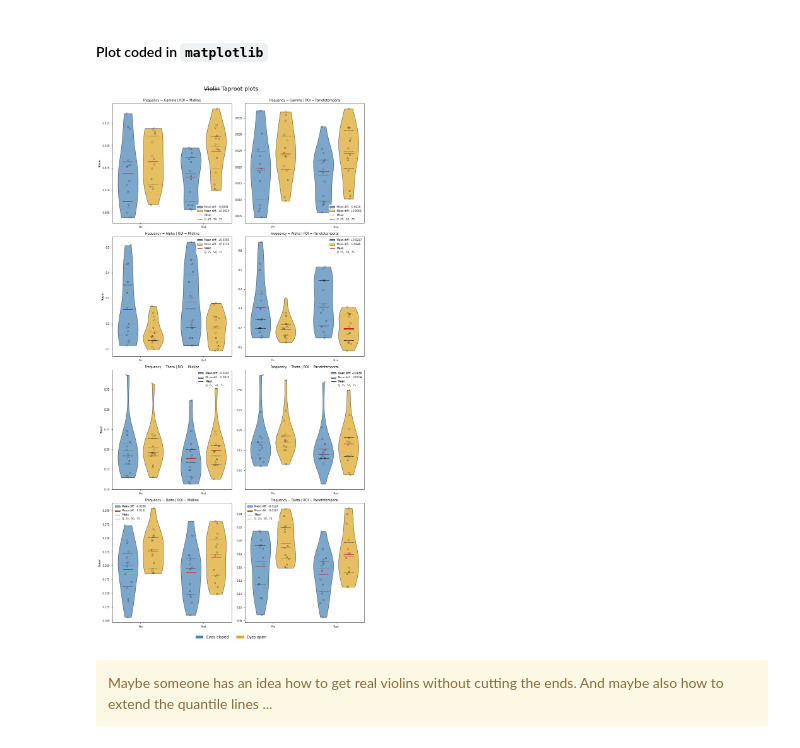
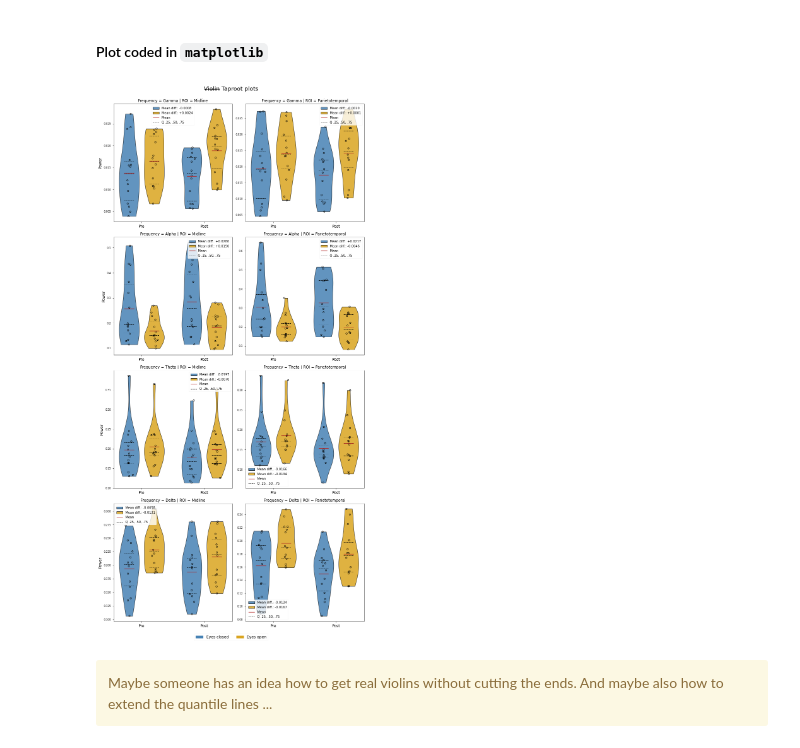
Before and after one commit to ElectronicsArchiver/tewa1_cogpsy_python, a Jupyter notebook: final_project_dataset_1.ipynb, the cells around one changed output. Drawn from its saved outputs; the diff is of its cells as text; code cells hidden in the pictures.

```diff
--- a/final_project_dataset_1.ipynb
+++ b/final_project_dataset_1.ipynb
@@ -155,14 +129,14 @@ for i_roi, violin_roi in enumerate(violin_rois):
             for violin_bodies in vp['bodies']:
                 violin_bodies.set_edgecolor("black")
                 violin_bodies.set_linewidth(1)
-                violin_bodies.set_alpha(.7)
+                violin_bodies.set_alpha(.85)
 
 
             vp["bodies"][0].set_facecolor("steelblue")
             vp["bodies"][1].set_facecolor("goldenrod")
-            vp["cquantiles"].set_linewidth([.8, .8, .8])
+            vp["cquantiles"].set_linewidth([1, 1, 1])
             vp["cquantiles"].set_edgecolors(["black", "black", "black"])
-            vp["cmeans"].set_linewidth(1.2)
+            vp["cmeans"].set_linewidth(1.4)
             vp["cmeans"].set_edgecolor("firebrick")
             vp["cquantiles"].set_linestyle(["dashed", "dashed","dashed"])
             vp["cquantiles"].set_rasterized(10)
@@ -184,42 +158,42 @@ for i_roi, violin_roi in enumerate(violin_rois):
                 color="none",
                 s=23,
                 edgecolors="black",
-                linewidths=.5
+                linewidths=1
 
             )
             scatter = axs[i_freq][i_roi].scatter(
                 [(2.5*i_time+1+np.random.normal(0,.05)) for i in range(int(len(violin_data)/2))],
                 violin_data.loc[violin_data["Time"] == violin_time, "EO"],
                 marker="o",
                 color="none",
                 s=23,
                 edgecolors="black",
-                linewidths=.5,
+                linewidths=1,
             )
 
 
-        axs[i_freq][i_roi].set_title(f"Frequency = {violin_freq} | ROI = {violin_roi}", fontsize=10)
-        axs[i_freq][i_roi].set_xticks([0.5, 3], violin_times)
-        axs[i_freq][0].set_ylabel("Power")
-        axs[i_freq][i_roi].legend()
+        axs[i_freq][i_roi].set_title(f"Frequency = {violin_freq} | ROI = {violin_roi}", fontsize=12)
+        axs[i_freq][i_roi].set_xticks([0.5, 3], violin_times, fontsize=12)
+        axs[i_freq][0].set_ylabel("Power", fontsize=12)
+        axs[i_freq][i_roi].legend(fontsize=10)
 
 
 # Labels to use in the legend for each line
 labels = ["in 2019", "in 2020"]
 
 # Title for subplots
 fig.suptitle('\u0336'.join("Violin") + '\u0336' +' Taproot plots', fontsize=18, y=1)
 
 import matplotlib.patches as mpatches
 
 l1 = mpatches.Patch(color='steelblue', label='Eyes closed')
 l2 = mpatches.Patch(color='goldenrod', label='Eyes open')
 
 fig.legend(handles=[l1, l2], loc="upper center", bbox_to_anchor=(0.5, 0), fontsize=12, ncol=2)
 
 plt.tight_layout()
 # %% [output]
-[figure, old version]
+[figure, new version]
 # %% [markdown]
 <div class="alert alert-warning">Maybe someone has an idea how to get real violins without cutting the ends. And maybe also how to extend the quantile lines ...</div>
 # %% [markdown]
```
Also changed, not shown: parts of 1 cell of this notebook, 1 other file.
